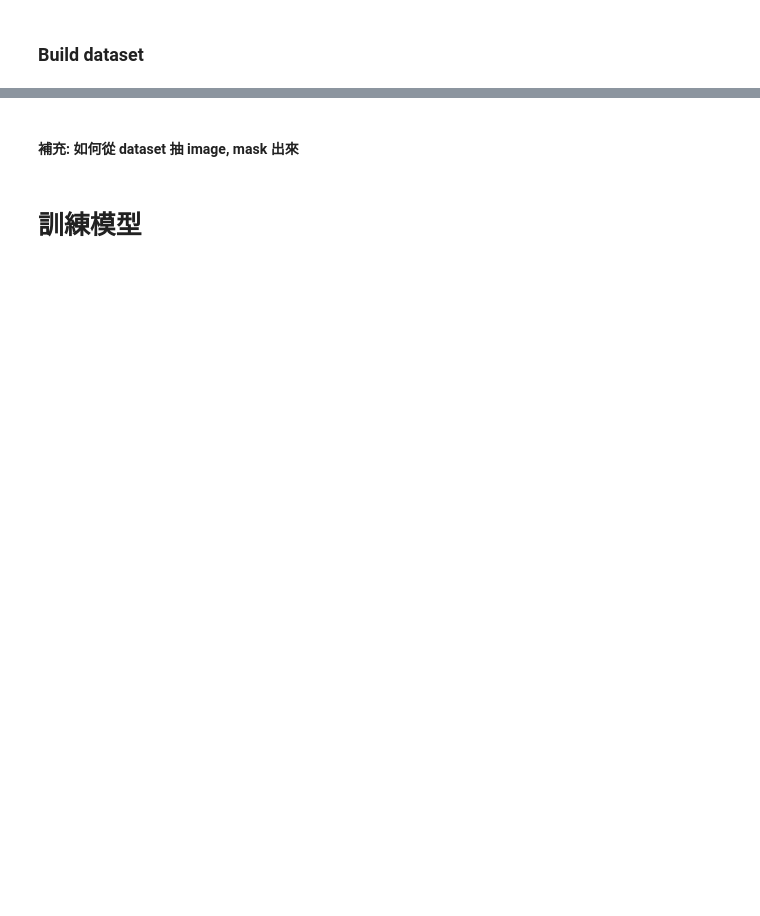
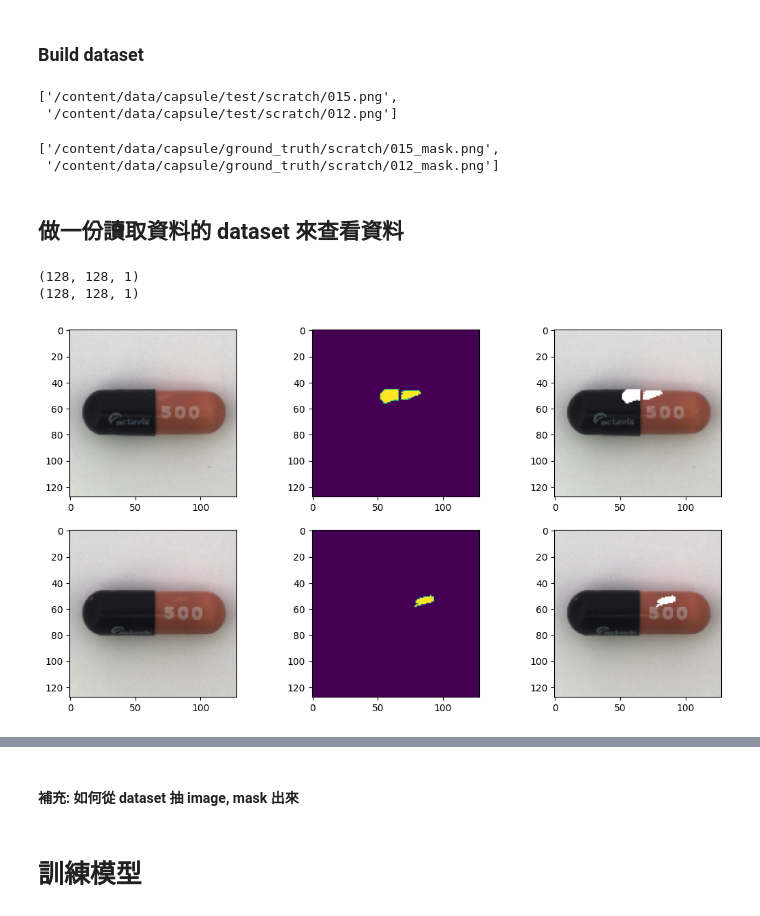
Before and after one commit to TA-aiacademy/course_3.0, a Jupyter notebook: 05_CVCNN/Part6_Segmentation_Detection/02_Train_UNet.ipynb, the cells around one changed output, grey strips where cells are left out. Drawn from its saved outputs; the diff is of its cells as text; code cells hidden in the pictures; blank space fills up the shorter version.

```diff
--- a/05_CVCNN/Part6_Segmentation_Detection/02_Train_UNet.ipynb
+++ b/05_CVCNN/Part6_Segmentation_Detection/02_Train_UNet.ipynb
@@ -114,0 +109,58 @@ def data_generater(imgs_path_list, anno_path_list, img_transform=None):
+# %%
+data_dic['X_train']
+# %% [output]
+['/content/data/capsule/test/scratch/015.png',
+ '/content/data/capsule/test/scratch/012.png']
+# %%
+data_dic['y_train']
+# %% [output]
+['/content/data/capsule/ground_truth/scratch/015_mask.png',
+ '/content/data/capsule/ground_truth/scratch/012_mask.png']
+# %% [markdown]
+## 做一份讀取資料的 dataset 來查看資料
+# %%
+
+def read_data(img_path, img_label_path,):
+
+
+    image = tf.io.read_file(img_path)
+    image = tf.image.decode_jpeg(image,channels=3)
+    image = tf.image.resize(image,(WIDTH, HEIGHT))
+
+    mask = tf.io.read_file(img_label_path)  # (1000, 1000)
+    mask = tf.image.decode_jpeg(mask,channels=1)
+    mask = tf.image.resize(mask,(WIDTH, HEIGHT))
+
+
+    return image, mask
+# %%
+path = data_dic['X_train']
+label = data_dic['y_train']
+dataset = tf.data.Dataset.from_tensor_slices((path,label))
+dataset = dataset.map(lambda path, label: read_data(path,label))  #讀取資料
+# %%
+# 畫圖
+def my_plot(datas):
+    plt.figure(figsize=(13, 7))
+    for i,data in enumerate(datas):
+        img = data[0].numpy().astype('uint8')
+        msk = data[1].numpy().astype('uint8')
+        print(msk.shape)
+
+        if np.max(msk)==1:
+            msk = msk*255
+        plt.subplot(2, 3, 3*i+1)
+        plt.imshow(img)
+        plt.subplot(2, 3, 3*i+2)
+        plt.imshow(msk)
+        plt.subplot(2, 3, 3*i+3)
+        plt.imshow(np.maximum(img, msk))
+
+
+        # plt.title(".format(data[1]), fontsize=16)
+    plt.show()
+my_plot(dataset.take(2))
+# %% [output]
+(128, 128, 1)
+(128, 128, 1)
+[figure, added]
```
Also changed, not shown: parts of 14 cells of this notebook.
